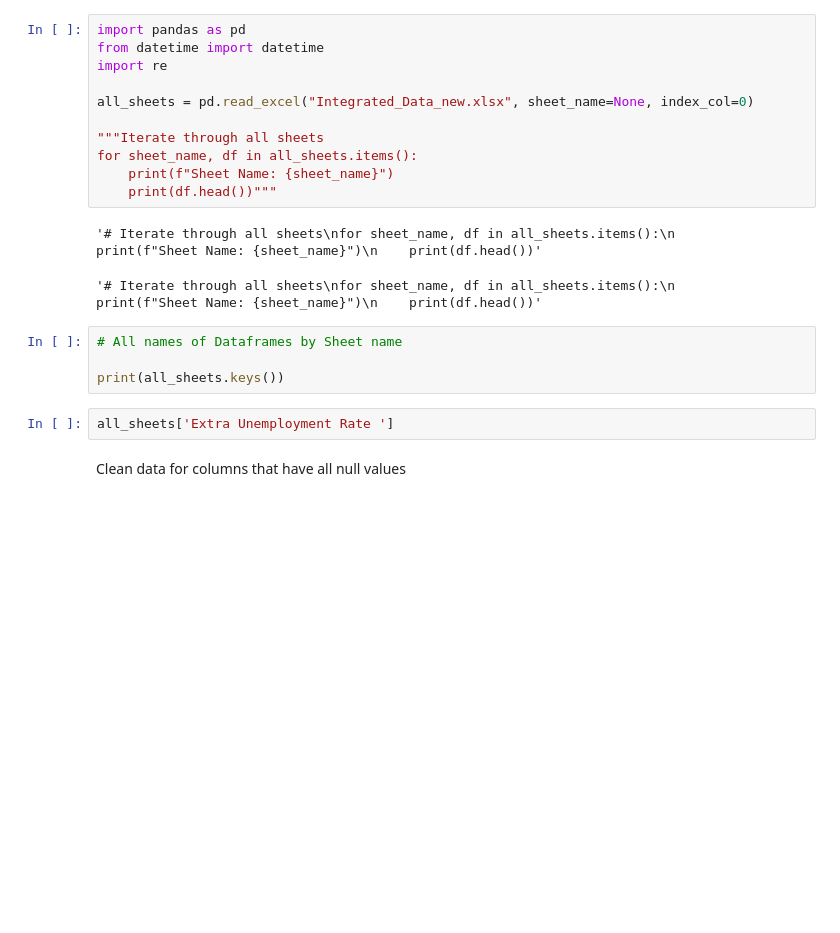
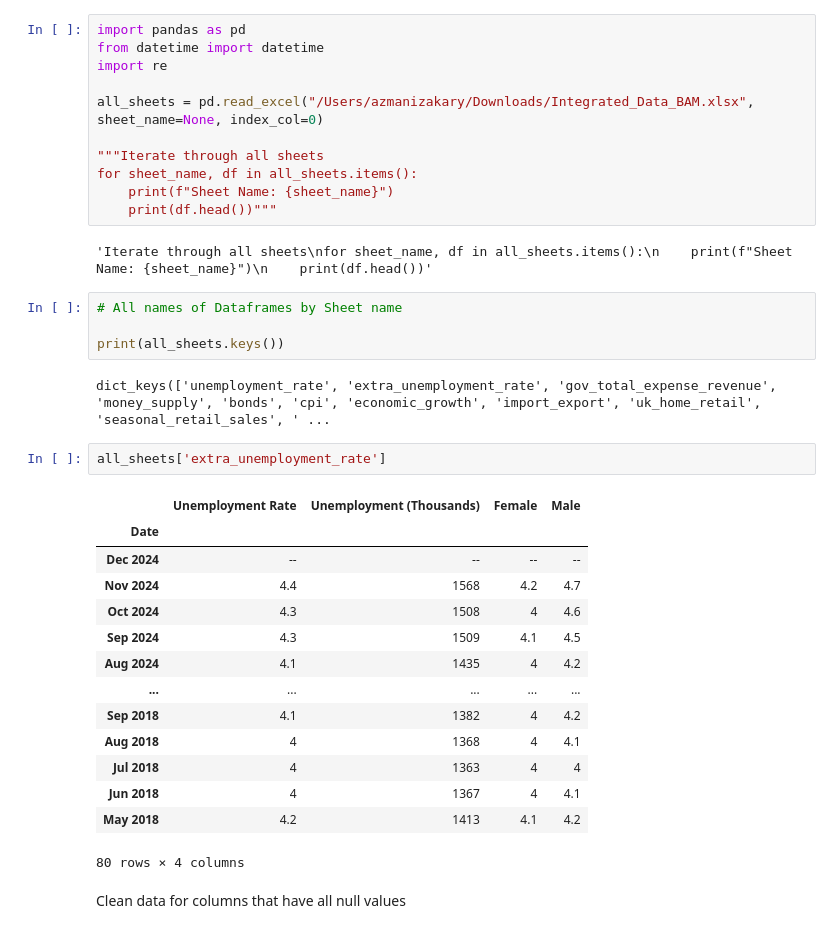
Before and after one commit to ZakITx/BAM_project, a Jupyter notebook: BAM_project.ipynb, the cells around one changed output. Saved outputs shown, nothing was run; the diff lists cells and outputs as text; blank space fills up the shorter version.

```diff
--- a/BAM_project.ipynb
+++ b/BAM_project.ipynb
@@ -3,21 +3,37 @@ import pandas as pd
 from datetime import datetime
 import re
 
-all_sheets = pd.read_excel("Integrated_Data_new.xlsx", sheet_name=None, index_col=0)
+all_sheets = pd.read_excel("/Users/azmanizakary/Downloads/Integrated_Data_BAM.xlsx", sheet_name=None, index_col=0)
 
 """Iterate through all sheets
 for sheet_name, df in all_sheets.items():
     print(f"Sheet Name: {sheet_name}")
     print(df.head())"""
 # %% [output]
-'# Iterate through all sheets\nfor sheet_name, df in all_sheets.items():\n    print(f"Sheet Name: {sheet_name}")\n    print(df.head())'
+'Iterate through all sheets\nfor sheet_name, df in all_sheets.items():\n    print(f"Sheet Name: {sheet_name}")\n    print(df.head())'
-'# Iterate through all sheets\nfor sheet_name, df in all_sheets.items():\n    print(f"Sheet Name: {sheet_name}")\n    print(df.head())'
 # %%
 # All names of Dataframes by Sheet name
 
 print(all_sheets.keys())
+# %% [output]
+dict_keys(['unemployment_rate', 'extra_unemployment_rate', 'gov_total_expense_revenue', 'money_supply', 'bonds', 'cpi', 'economic_growth', 'import_export', 'uk_home_retail', 'seasonal_retail_sales', ' ...
-# %%
-all_sheets['Extra Unemployment Rate ']
+# %%
+all_sheets['extra_unemployment_rate']
+# %% [output]
+|  | Unemployment Rate | Unemployment (Thousands) | Female | Male |
+| Date |  |  |  |  |
+| Dec 2024 | -- | -- | -- | -- |
+| Nov 2024 | 4.4 | 1568 | 4.2 | 4.7 |
+| Oct 2024 | 4.3 | 1508 | 4 | 4.6 |
+| Sep 2024 | 4.3 | 1509 | 4.1 | 4.5 |
+| Aug 2024 | 4.1 | 1435 | 4 | 4.2 |
+| ... | ... | ... | ... | ... |
+| Sep 2018 | 4.1 | 1382 | 4 | 4.2 |
+| Aug 2018 | 4 | 1368 | 4 | 4.1 |
+| Jul 2018 | 4 | 1363 | 4 | 4 |
+| Jun 2018 | 4 | 1367 | 4 | 4.1 |
+| May 2018 | 4.2 | 1413 | 4.1 | 4.2 |
+80 rows × 4 columns
 # %% [markdown]
 Clean data for columns that have all null values
 # %%
```
Also changed, not shown: parts of 7 cells of this notebook, 1 other file.
